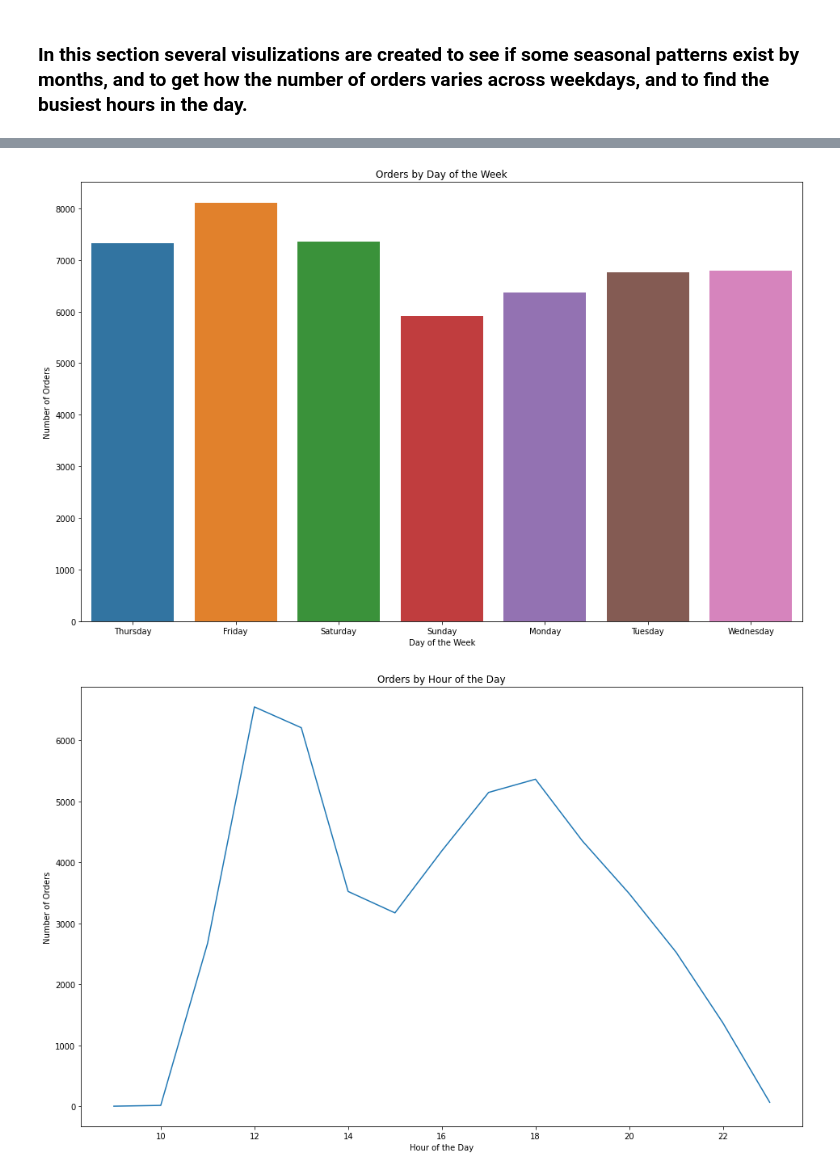
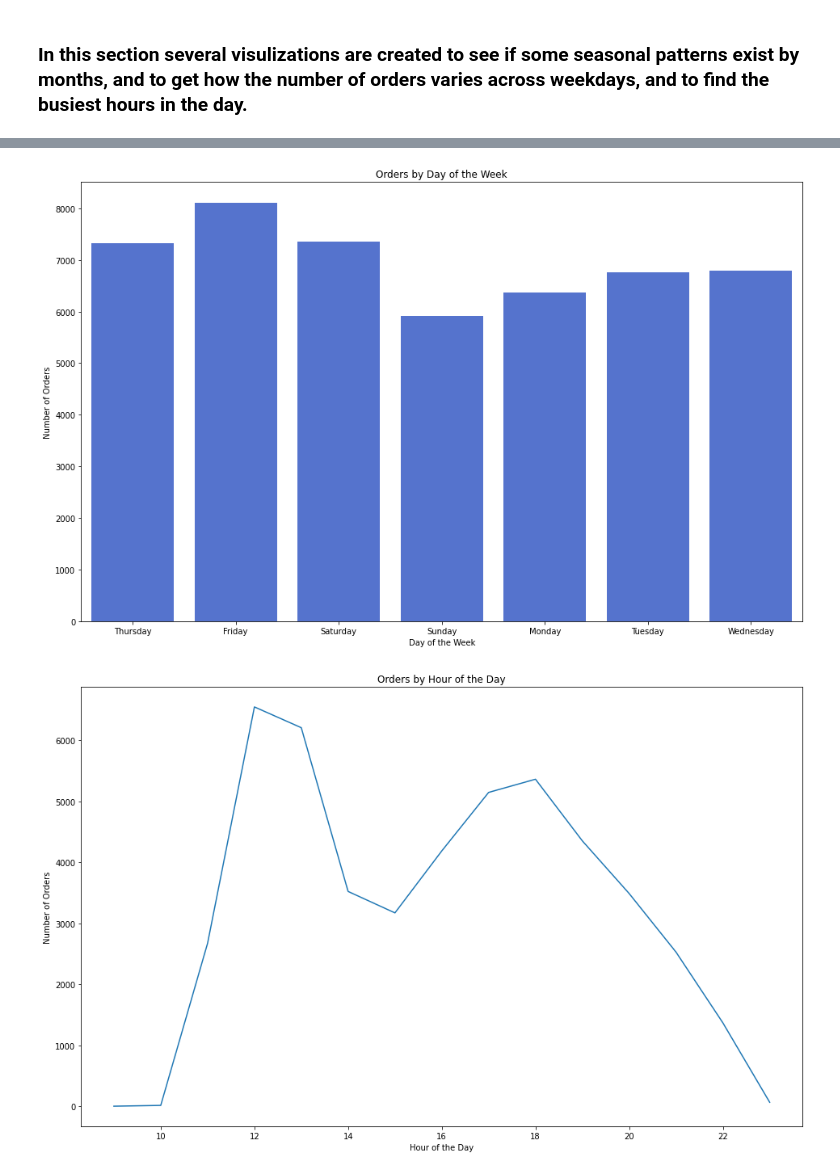
Before and after one commit to Barsegh-A/data-visualization, a Jupyter notebook: Homework1.ipynb, the cells around one changed output, grey strips where cells are left out. Cells and saved outputs as stored; diff of their text form; code cells hidden in the pictures.

```diff
--- a/Homework1.ipynb
+++ b/Homework1.ipynb
@@ -150,16 +151,16 @@ plt.show()
 # %%
 df['day_of_week'] = df['order_date'].dt.day_name()
 
 orders_by_day = df['day_of_week'].value_counts()
 
 plt.figure(figsize=(16, 10))
-sns.barplot(x=orders_by_day.index, y=orders_by_day.values, order = pd.unique(df['day_of_week']))
+sns.barplot(x=orders_by_day.index, y=orders_by_day.values, order = pd.unique(df['day_of_week']), color='royalblue')
 plt.title('Orders by Day of the Week')
 plt.xlabel('Day of the Week')
 plt.ylabel('Number of Orders')
 plt.show()
 # %% [output]
-[figure, old version]
+[figure, new version]
 # %%
 hour_of_day = pd.to_datetime(df['order_time'], format='%H:%M:%S').dt.hour
 
```
Also changed, not shown: parts of 8 cells of this notebook.
